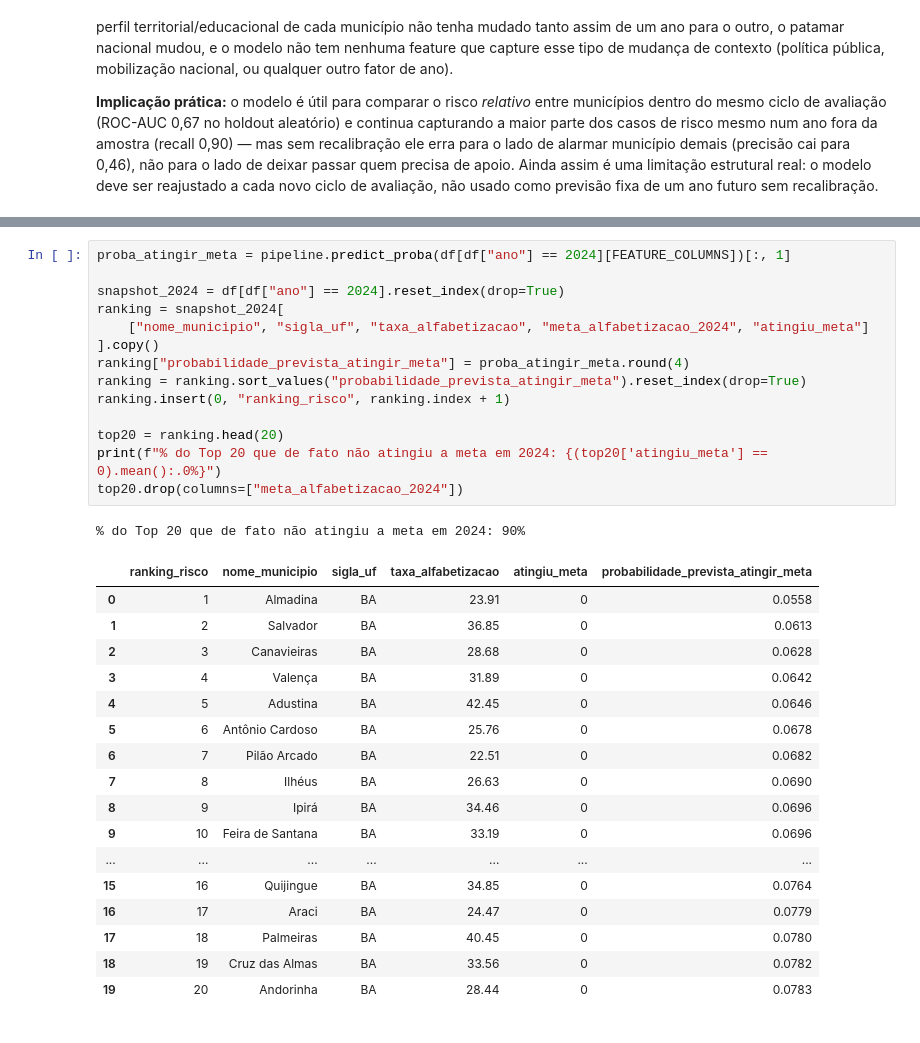
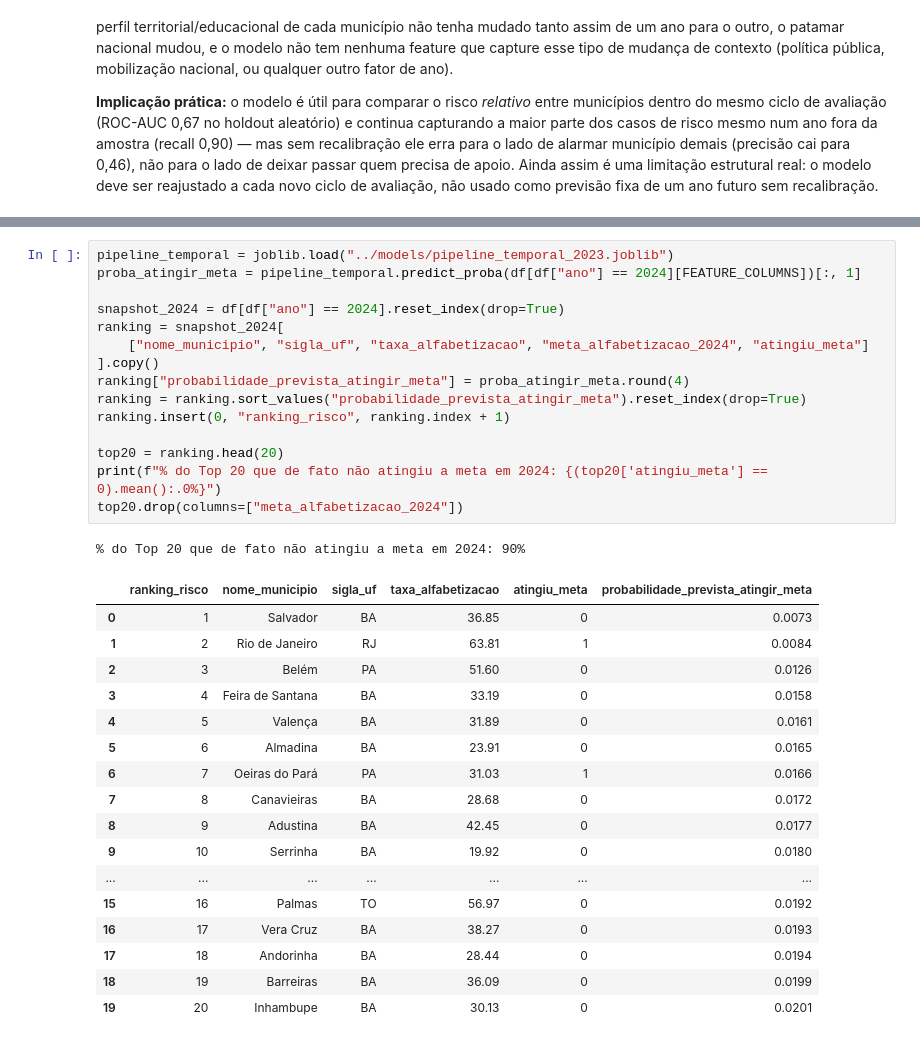
Before and after one commit to gustavo-leitao/Tech-Challenge-3, a Jupyter notebook: notebooks/02_modelagem.ipynb, the cells around one changed output, grey strips where cells are left out. Saved outputs shown, nothing was run; the diff lists cells and outputs as text.

Commit message:
fix: ranking de risco usa modelo treinado so em 2023, fora da amostra de 2024

```diff
--- a/notebooks/02_modelagem.ipynb
+++ b/notebooks/02_modelagem.ipynb
@@ -221,34 +229,35 @@ de atingir a meta — a mesma lógica usada em `src/modeling/predict_risk.py`
 # %%
-proba_atingir_meta = pipeline.predict_proba(df[df["ano"] == 2024][FEATURE_COLUMNS])[:, 1]
+pipeline_temporal = joblib.load("../models/pipeline_temporal_2023.joblib")
+proba_atingir_meta = pipeline_temporal.predict_proba(df[df["ano"] == 2024][FEATURE_COLUMNS])[:, 1]
 
 snapshot_2024 = df[df["ano"] == 2024].reset_index(drop=True)
 ranking = snapshot_2024[
     ["nome_municipio", "sigla_uf", "taxa_alfabetizacao", "meta_alfabetizacao_2024", "atingiu_meta"]
 ].copy()
 ranking["probabilidade_prevista_atingir_meta"] = proba_atingir_meta.round(4)
 ranking = ranking.sort_values("probabilidade_prevista_atingir_meta").reset_index(drop=True)
 ranking.insert(0, "ranking_risco", ranking.index + 1)
 
 top20 = ranking.head(20)
 print(f"% do Top 20 que de fato não atingiu a meta em 2024: {(top20['atingiu_meta'] == 0).mean():.0%}")
 top20.drop(columns=["meta_alfabetizacao_2024"])
 # %% [output]
 % do Top 20 que de fato não atingiu a meta em 2024: 90%
 |  | ranking_risco | nome_municipio | sigla_uf | taxa_alfabetizacao | atingiu_meta | probabilidade_prevista_atingir_meta |
-| 0 | 1 | Almadina | BA | 23.91 | 0 | 0.0558 |
-| 1 | 2 | Salvador | BA | 36.85 | 0 | 0.0613 |
-| 2 | 3 | Canavieiras | BA | 28.68 | 0 | 0.0628 |
-| 3 | 4 | Valença | BA | 31.89 | 0 | 0.0642 |
-| 4 | 5 | Adustina | BA | 42.45 | 0 | 0.0646 |
-| 5 | 6 | Antônio Cardoso | BA | 25.76 | 0 | 0.0678 |
-| 6 | 7 | Pilão Arcado | BA | 22.51 | 0 | 0.0682 |
-| 7 | 8 | Ilhéus | BA | 26.63 | 0 | 0.0690 |
-| 8 | 9 | Ipirá | BA | 34.46 | 0 | 0.0696 |
-| 9 | 10 | Feira de Santana | BA | 33.19 | 0 | 0.0696 |
+| 0 | 1 | Salvador | BA | 36.85 | 0 | 0.0073 |
+| 1 | 2 | Rio de Janeiro | RJ | 63.81 | 1 | 0.0084 |
+| 2 | 3 | Belém | PA | 51.60 | 0 | 0.0126 |
+| 3 | 4 | Feira de Santana | BA | 33.19 | 0 | 0.0158 |
+| 4 | 5 | Valença | BA | 31.89 | 0 | 0.0161 |
+| 5 | 6 | Almadina | BA | 23.91 | 0 | 0.0165 |
+| 6 | 7 | Oeiras do Pará | PA | 31.03 | 1 | 0.0166 |
+| 7 | 8 | Canavieiras | BA | 28.68 | 0 | 0.0172 |
+| 8 | 9 | Adustina | BA | 42.45 | 0 | 0.0177 |
+| 9 | 10 | Serrinha | BA | 19.92 | 0 | 0.0180 |
 | ... | ... | ... | ... | ... | ... | ... |
-| 15 | 16 | Quijingue | BA | 34.85 | 0 | 0.0764 |
-| 16 | 17 | Araci | BA | 24.47 | 0 | 0.0779 |
-| 17 | 18 | Palmeiras | BA | 40.45 | 0 | 0.0780 |
-| 18 | 19 | Cruz das Almas | BA | 33.56 | 0 | 0.0782 |
-| 19 | 20 | Andorinha | BA | 28.44 | 0 | 0.0783 |
+| 15 | 16 | Palmas | TO | 56.97 | 0 | 0.0192 |
+| 16 | 17 | Vera Cruz | BA | 38.27 | 0 | 0.0193 |
+| 17 | 18 | Andorinha | BA | 28.44 | 0 | 0.0194 |
+| 18 | 19 | Barreiras | BA | 36.09 | 0 | 0.0199 |
+| 19 | 20 | Inhambupe | BA | 30.13 | 0 | 0.0201 |
 # %% [markdown]
```
Also changed, not shown: parts of 4 cells of this notebook, 5 other files.
